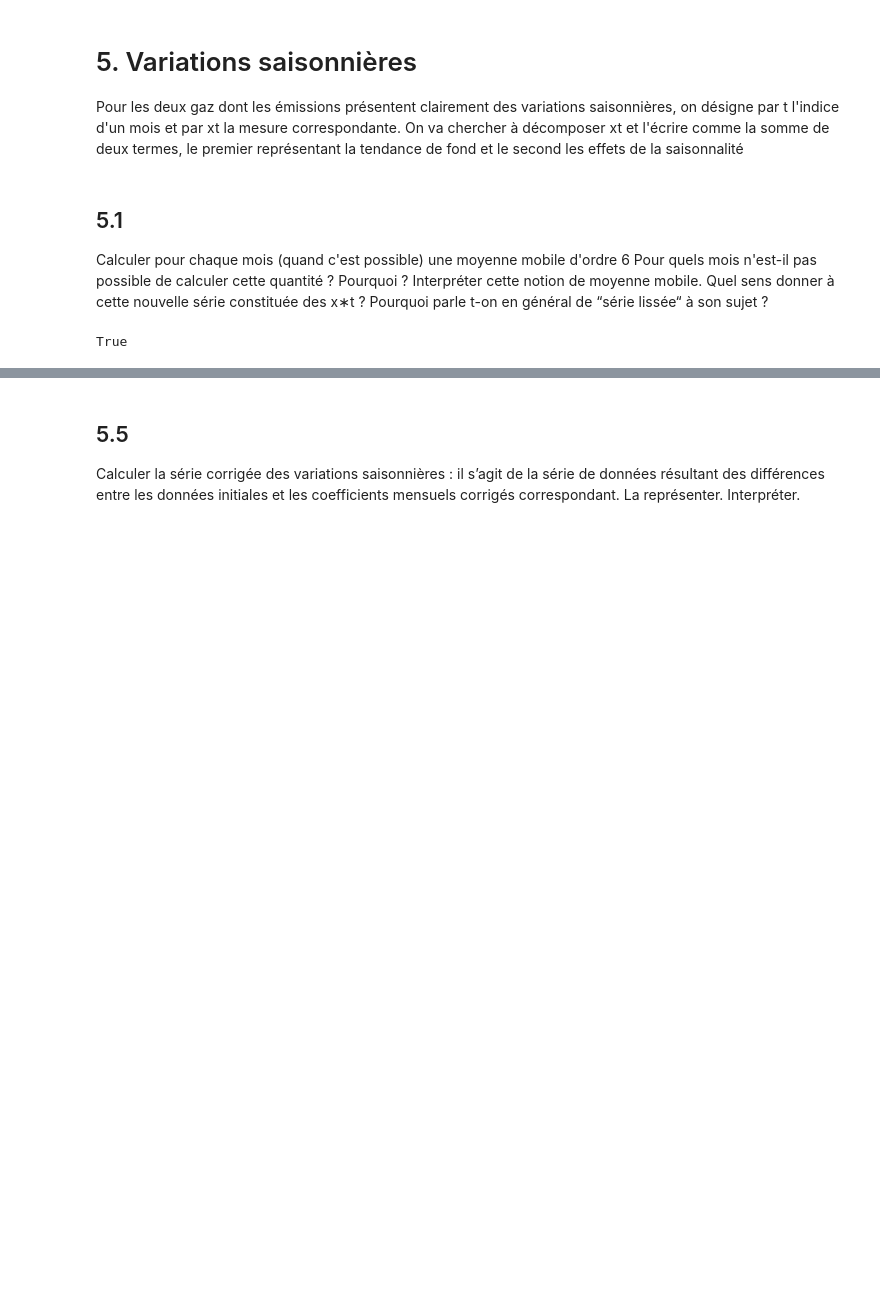
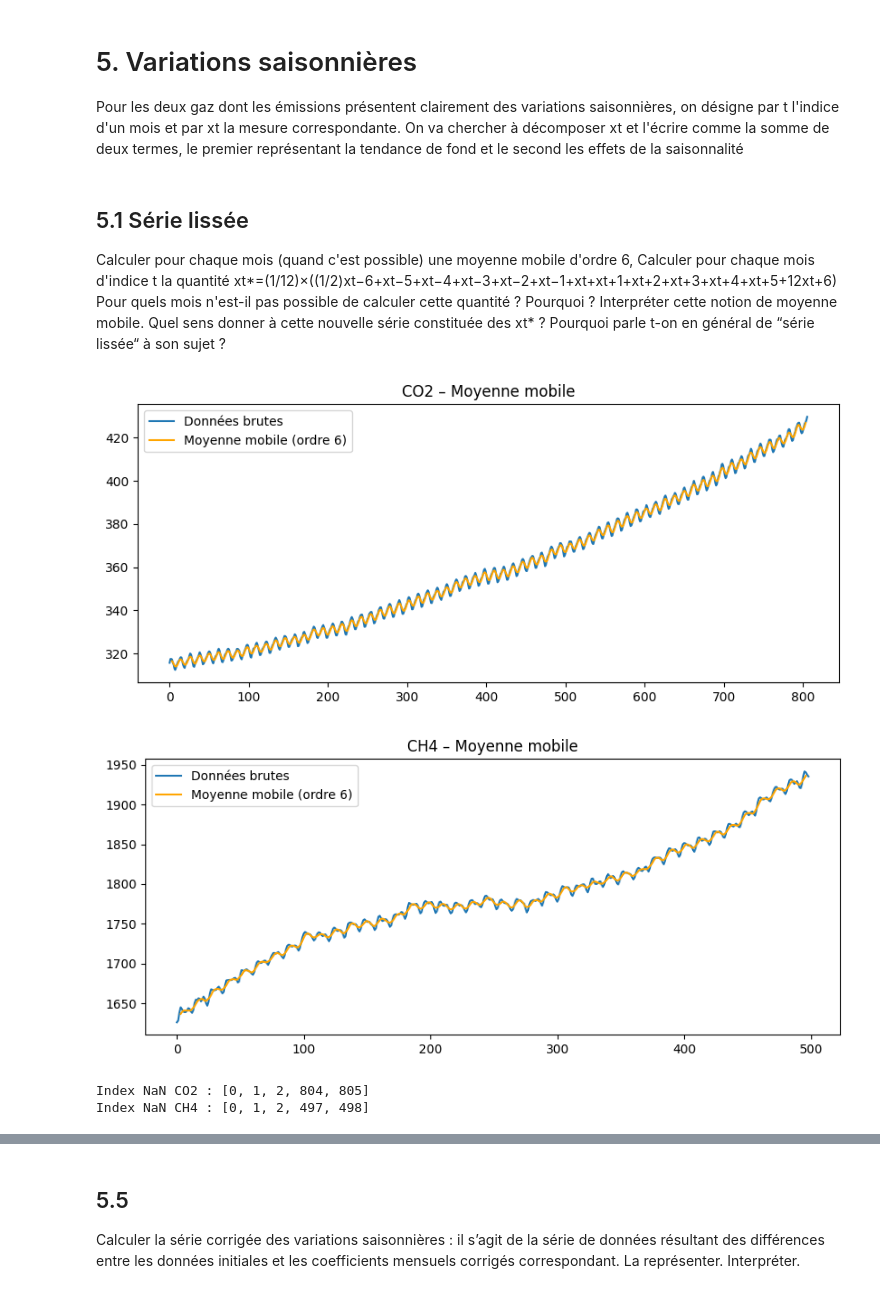
Before and after one commit to DiniBis/2STAT, a Jupyter notebook: main.ipynb, the cells around one changed output, grey strips where cells are left out. Saved outputs shown, nothing was run; the diff lists cells and outputs as text; code cells hidden in the pictures; blank space fills up the shorter version.

```diff
--- a/main.ipynb
+++ b/main.ipynb
@@ -52,10 +52,10 @@ Période : 1958 - 2025
 # 2. Sélection des données
 Pour chaque jeu de données ne conserver que les variables “month“ et “average“. On supprimera donc les autres.
 # %%
-ch4 = ch4[["month", "average"]]
-co2 = co2[["month", "average"]]
-n2o = n2o[["month", "average"]]
-sf6 = sf6[["month", "average"]]
+ch4 = ch4[["month", "average"]].copy()
+co2 = co2[["month", "average"]].copy()
+n2o = n2o[["month", "average"]].copy()
+sf6 = sf6[["month", "average"]].copy()
 # %% [markdown]
 # 3. Documentation
 Se documenter puis présenter les différents gaz concernés par ces études : formule chimique, effets sur l'atmosphère, unité de mesure, etc
@@ -111,11 +115,38 @@ plt.show()
 # 5. Variations saisonnières
 Pour les deux gaz dont les émissions présentent clairement des variations saisonnières, on désigne par t l'indice d'un mois et par xt la mesure correspondante. On va chercher à décomposer xt et l'écrire comme la somme de deux termes, le premier représentant la tendance de fond et le second les effets de la saisonnalité
 # %% [markdown]
-## 5.1
-Calculer pour chaque mois (quand c'est possible) une moyenne mobile d'ordre 6
+## 5.1 Série lissée
+Calculer pour chaque mois (quand c'est possible) une moyenne mobile d'ordre 6,
+Calculer pour chaque mois d'indice t la quantité
+xt*=(1/12)×((1/2)xt−6+xt−5+xt−4+xt−3+xt−2+xt−1+xt+xt+1+xt+2+xt+3+xt+4+xt+5+12xt+6)
 Pour quels mois n'est-il pas possible de calculer cette quantité ? Pourquoi ?
-Interpréter cette notion de moyenne mobile. Quel sens donner à cette nouvelle série constituée des x∗t ? Pourquoi parle t-on en général de “série lissée“ à son sujet ?
+Interpréter cette notion de moyenne mobile. Quel sens donner à cette nouvelle série constituée des xt* ? Pourquoi parle t-on en général de “série lissée“ à son sujet ?
 # %%
-True
+# Moyennes mobiles d'ordre 6
+co2["série_lissée"] = co2["average"].rolling(window=6, center=True).mean()
+ch4["série_lissée"] = ch4["average"].rolling(window=6, center=True).mean()
+
+#Visualisation
+#CO2
+plt.figure(figsize=(10, 4))
+plt.plot(co2["average"], label="Données brutes")
+plt.plot(co2["série_lissée"], label="Moyenne mobile (ordre 6)", color='orange')
+plt.title("CO2 – Moyenne mobile")
+plt.legend()
+plt.show()
+#CH4
+plt.figure(figsize=(10, 4))
+plt.plot(ch4["average"], label="Données brutes")
+plt.plot(ch4["série_lissée"], label="Moyenne mobile (ordre 6)", color='orange')
+plt.title("CH4 – Moyenne mobile")
+plt.legend()
+plt.show()
+
+#Problème
+print("Index NaN CO2 :", co2[co2["série_lissée"].isna()].index.tolist())
+print("Index NaN CH4 :", ch4[ch4["série_lissée"].isna()].index.tolist())
 # %% [output]
+[figure, added]
+[figure, added]
-True
+Index NaN CO2 : [0, 1, 2, 804, 805]
+Index NaN CH4 : [0, 1, 2, 497, 498]
```
Also changed, not shown: parts of 13 cells of this notebook.
